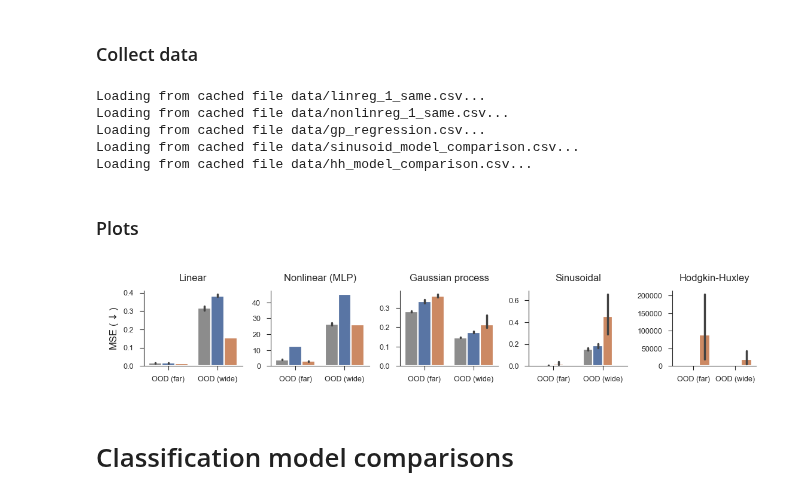
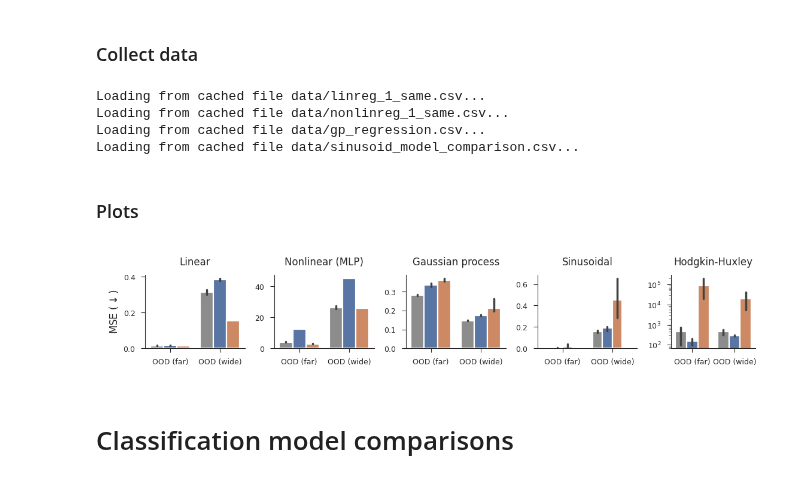
Before and after one commit to EricElmoznino/explicit_implicit_icl, a Jupyter notebook: notebooks/paper/figures.ipynb, the cells around one changed output. Drawn from its saved outputs; the diff is of its cells as text; code cells hidden in the pictures.

Commit message:
updated hh plots

```diff
--- a/notebooks/paper/figures.ipynb
+++ b/notebooks/paper/figures.ipynb
@@ -300,7 +308,7 @@ data_huxley = get_run_performances(
     comparison_metrics=["val/iid_MSE", "val/far_MSE", "val/wide_MSE"],
     mode="min",
     filters={
-        "tags": {"$in": ["bad_plot"]},
+        "tags": {"$in": ["plot"]},
     },
     save_path="data/hh_model_comparison.csv",
 )
@@ -309,7 +317,6 @@ Loading from cached file data/linreg_1_same.csv...
 Loading from cached file data/nonlinreg_1_same.csv...
 Loading from cached file data/gp_regression.csv...
 Loading from cached file data/sinusoid_model_comparison.csv...
-Loading from cached file data/hh_model_comparison.csv...
 # %% [markdown]
 ### Plots
 # %%
@@ -348,34 +355,35 @@ model_comparison_barplot(
 axs[2].set(title="Gaussian process")
 
 model_comparison_barplot(
     data=data_sinreg,
     metrics=["val/far_MSE", "val/wide_MSE"],
     metric_short_names={"val/far_MSE": "OOD (far)", "val/wide_MSE": "OOD (wide)"},
     metric_units=r"MSE ($\downarrow$)",
     err_kws={"linewidth": 1.25},
     ax=axs[3],
 )
 axs[3].set(title="Sinusoidal")
 
 model_comparison_barplot(
     data=data_huxley,
     metrics=["val/far_MSE", "val/wide_MSE"],
     metric_short_names={"val/far_MSE": "OOD (far)", "val/wide_MSE": "OOD (wide)"},
     metric_units=r"MSE ($\downarrow$)",
     err_kws={"linewidth": 1.25},
     ax=axs[4],
 )
 axs[4].set(title="Hodgkin-Huxley")
+axs[4].set(yscale='log')
 
 for ax in axs[1:]:
     ax.set(ylabel=None)
 for ax in axs:
     ax.legend().remove()
 
 fig.savefig("saved/regression_model_comparison.pdf")
 plt.show()
 # %% [output]
-[figure, old version]
+[figure, new version]
 # %% [markdown]
 # Classification model comparisons
 # %% [markdown]
```
Also changed, not shown: parts of 1 cell of this notebook, 1 other file.
